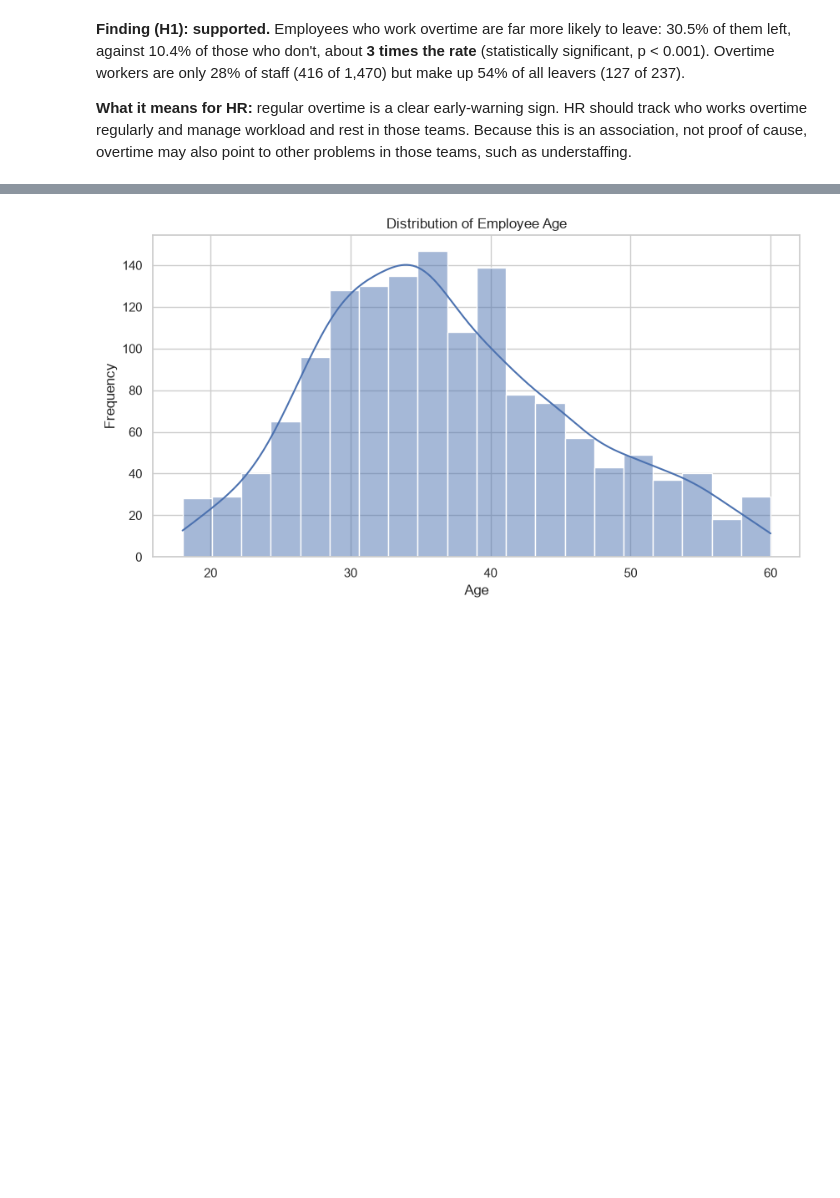
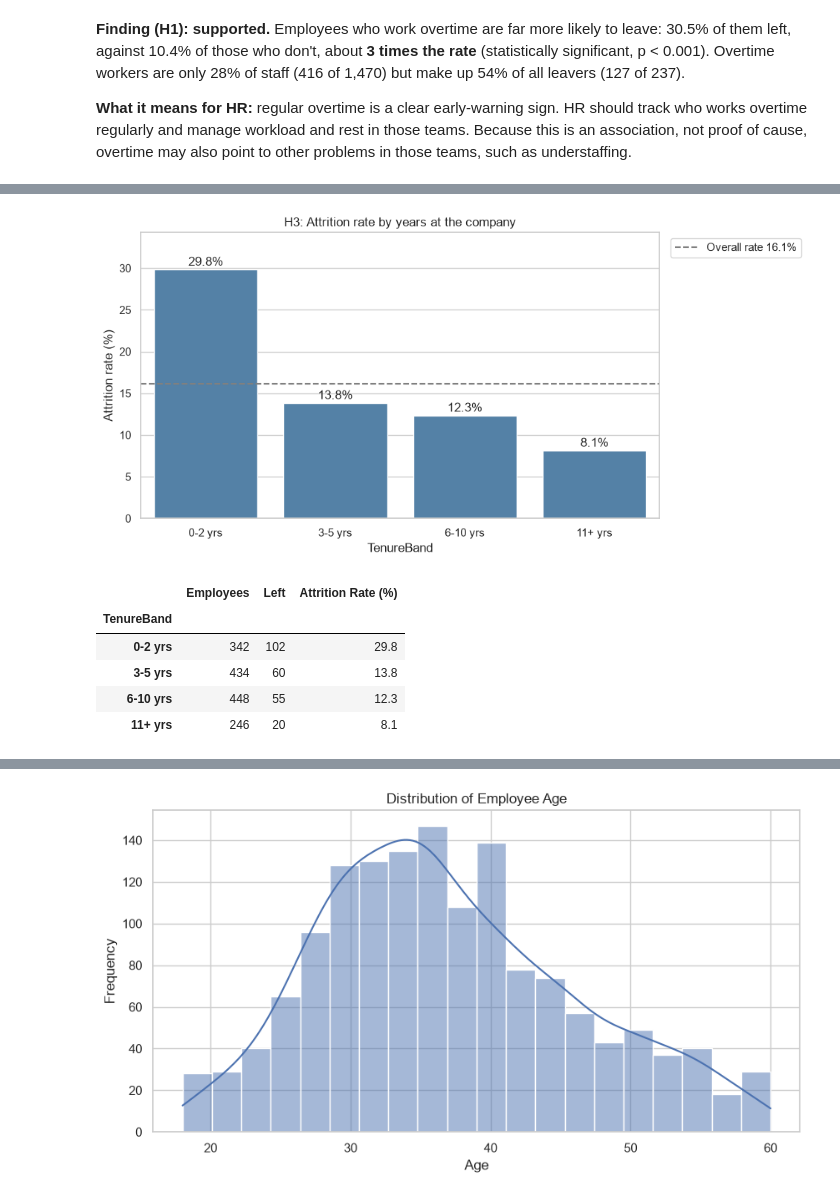
Before and after one commit to Trumpibeabuchi/techcrush-c9-group5-attrition, a Jupyter notebook: notebooks/EMPLOYEE_ATTRITION_PREDICTION.ipynb, the cells around one changed output, grey strips where cells are left out. Drawn from its saved outputs; the diff is of its cells as text; code cells hidden in the pictures; blank space fills up the shorter version.

```diff
--- a/notebooks/EMPLOYEE_ATTRITION_PREDICTION.ipynb
+++ b/notebooks/EMPLOYEE_ATTRITION_PREDICTION.ipynb
@@ -550,0 +657,20 @@ tenure analysis and the finding will be added when we reach H3.
+# %%
+eda_df["TenureBand"] = pd.cut(
+    eda_df["YearsAtCompany"],
+    bins=[-1, 2, 5, 10, 40],
+    labels=["0-2 yrs", "3-5 yrs", "6-10 yrs", "11+ yrs"]
+)
+
+plot_attrition_rate(
+    "TenureBand",
+    title="H3: Attrition rate by years at the company",
+    filename="h3_tenure.png"
+)
+# %% [output]
+[figure, added]
+|  | Employees | Left | Attrition Rate (%) |
+| TenureBand |  |  |  |
+| 0-2 yrs | 342 | 102 | 29.8 |
+| 3-5 yrs | 434 | 60 | 13.8 |
+| 6-10 yrs | 448 | 55 | 12.3 |
+| 11+ yrs | 246 | 20 | 8.1 |
```
Also changed, not shown: parts of 38 cells of this notebook, 15 other files.
